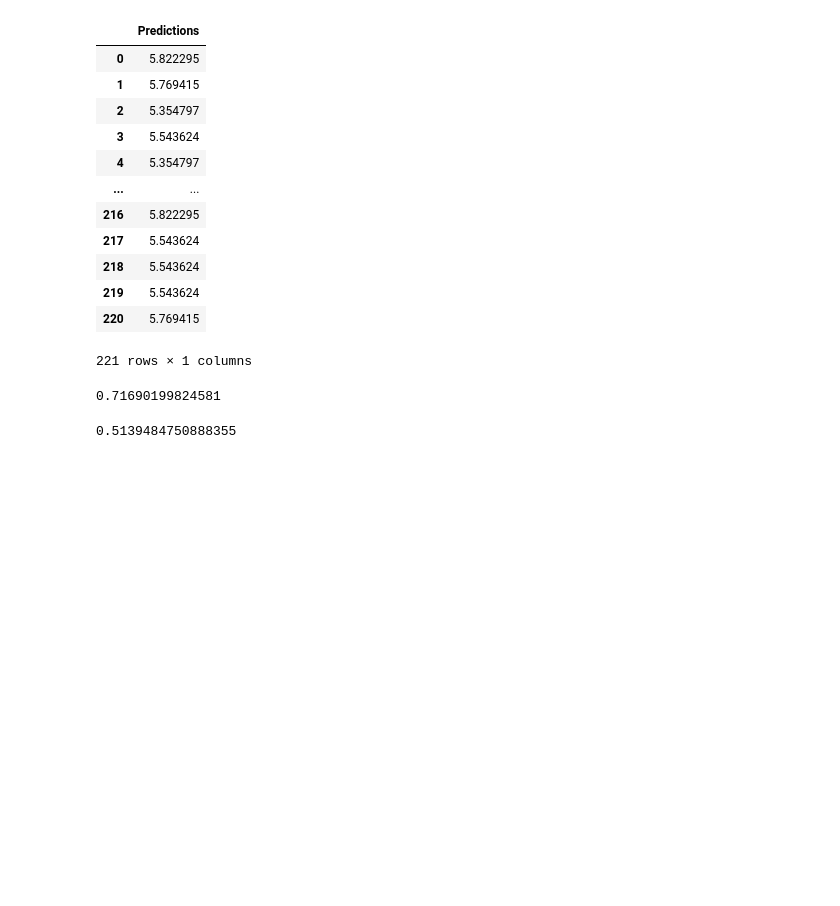
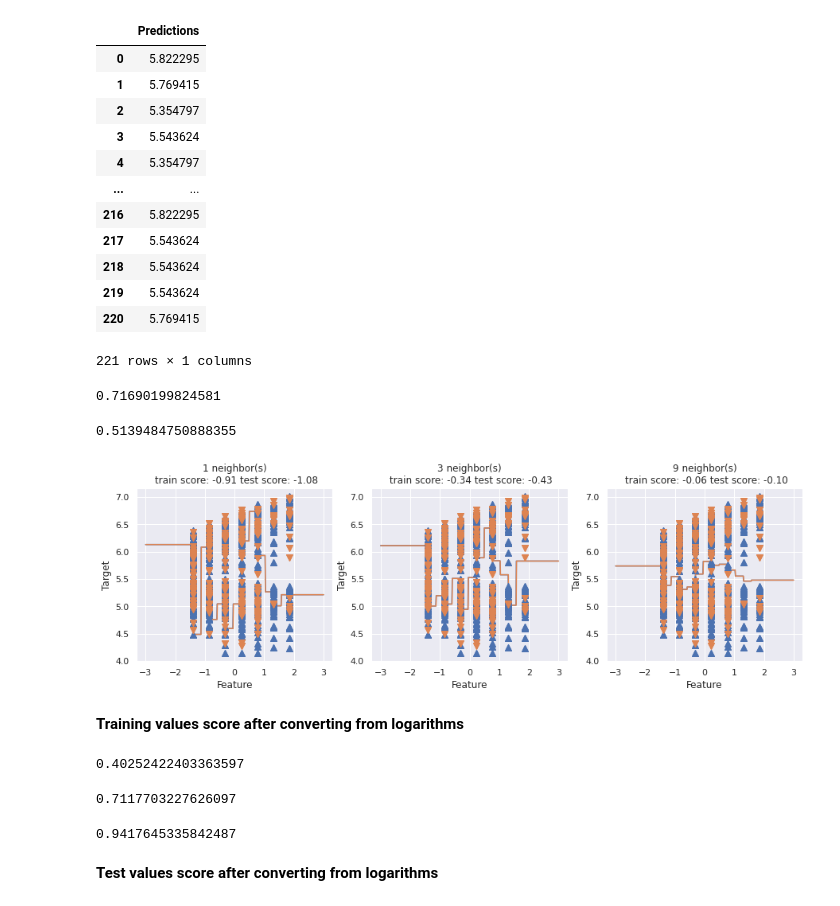
Before and after one commit to vicalfayo09/steer_price_prediction_ml, a Jupyter notebook: datasetloading.ipynb, the cells around one changed output. Drawn from its saved outputs; the diff is of its cells as text; code cells hidden in the pictures; blank space fills up the shorter version.

```diff
--- a/datasetloading.ipynb
+++ b/datasetloading.ipynb
@@ -499,0 +474,3 @@ for K in range(20):
+# %%
+model.fit(x_train, y_train)
+model.predict([[320, 430]])
@@ -582,26 +561,36 @@ mse = mean_squared_error(y_test, knn_pred)
 mse
 # %% [output]
 0.5139484750888355
-# %%
-sns.set()
-
-fig, ax = plt.subplots()
-
-#ax.plot(list(range(1, K)),
-        #mse_lin,
-        #color = 'orange',
-        #label = 'linear')
-
-ax.plot(list(range(1, K)),
-        rmse_val,
-        color = 'red',
-        #marker = 'o',
-        markerfacecolor = '#000C1F'
-        #label = 'non-linear'
-        )
-ax.legend(loc= 'lower right')
-ax.set_title('Root Mean Squared Error (MSE)')
-ax.set_ylabel('K')
-ax.set_ylabel('RMSE')
-
-plt.ylim(0);
+# %%
+fig, axes = plt.subplots(1, 3, figsize=(15, 4))
+# create 1,000 data points, evenly spaced between -3 and 3 as some of the sample values
+line = np.linspace(-3, 3, 1000).reshape(500,2)
+for n_neighbors, ax in zip([1, 3, 9], axes):
+    # make predictions using 1, 3, or 9 neighbors
+    reg = KNeighborsRegressor(n_neighbors=n_neighbors)
+    reg.fit(x_train, y_train)
+    ax.plot(line, reg.predict(line))
+    ax.plot(x_train, y_train, '^', markersize=8, c='C0')
+    ax.plot(x_test, y_test, 'v', markersize=8, c='C1')
+    ax.set_title("{} neighbor(s)\n train score: {:.2f} test score: {:.2f}".format(n_neighbors,reg.score(x_train, y_train)
+    ,reg.score(x_test, y_test)))
+    ax.set_xlabel("Feature")
+    ax.set_ylabel("Target")#axes[0].legend(["Model predictions", "Training data/target","Test data/target"], loc="upper left")
+# %% [output]
+[figure, added]
+# %% [markdown]
+**Training values score after converting from logarithms**
+# %%
+np.exp(-0.91)
+# %% [output]
+0.40252422403363597
+# %%
+np.exp(-0.34)
+# %% [output]
+0.7117703227626097
+# %%
+np.exp(-0.06)
+# %% [output]
+0.9417645335842487
+# %% [markdown]
+**Test values score after converting from logarithms**
```
Also changed, not shown: parts of 27 cells of this notebook.
